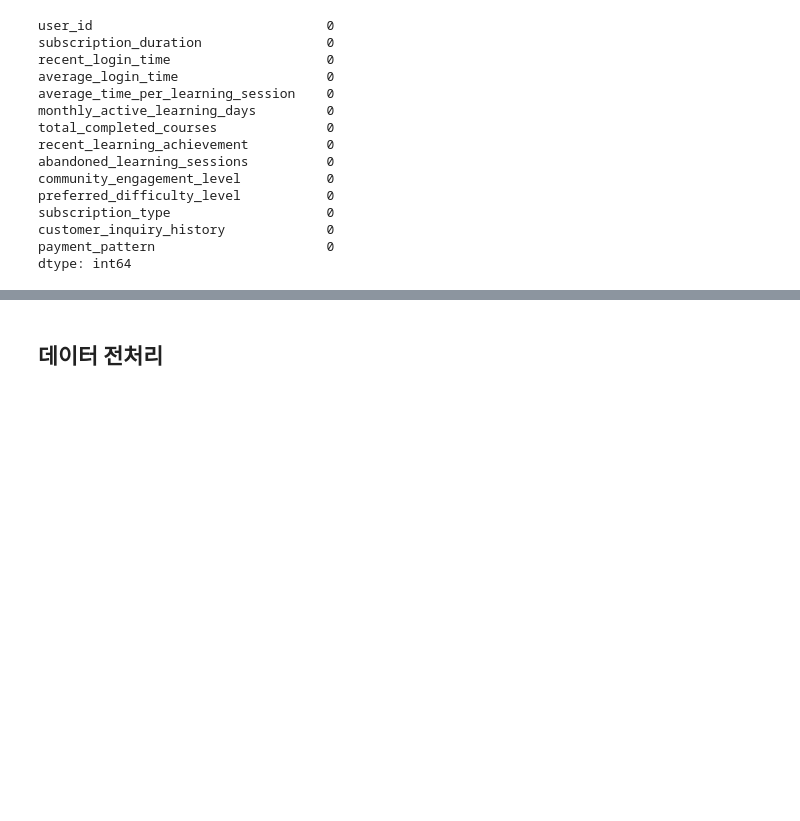
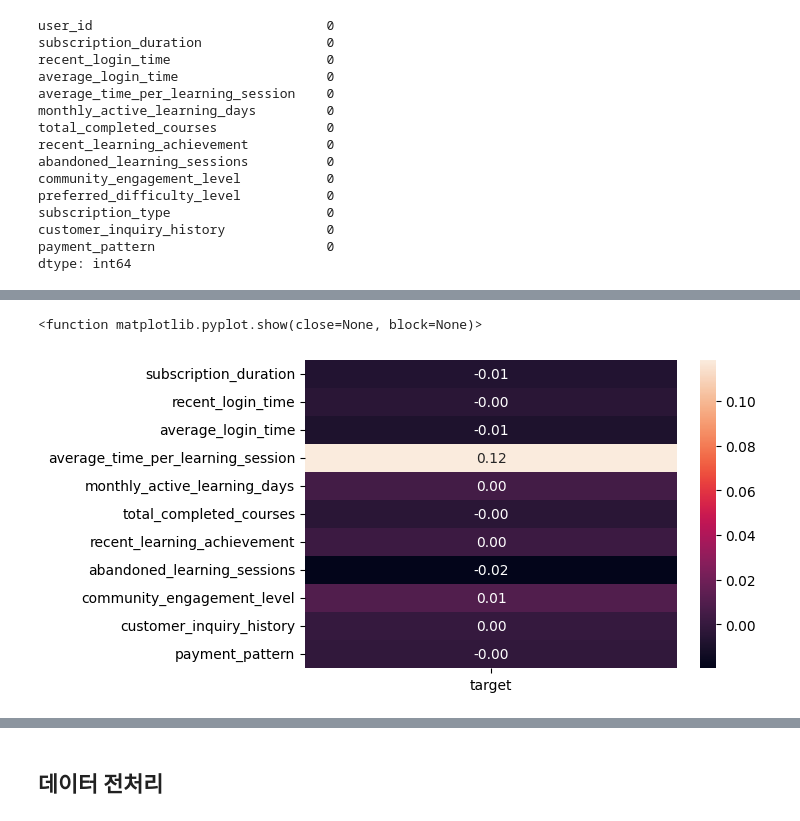
Before and after one commit to sooohyeonkim/learning_user_predict, a Jupyter notebook: learning_user_predict.ipynb, the cells around one changed output, grey strips where cells are left out. Drawn from its saved outputs; the diff is of its cells as text; code cells hidden in the pictures; blank space fills up the shorter version.

```diff
--- a/learning_user_predict.ipynb
+++ b/learning_user_predict.ipynb
@@ -699,0 +731,9 @@ dtype: int64
+# %%
+# 상관계수 2 (target 변수와 상관관계)
+target_corr = train_df.corr()['target'].drop('target')
+plt.figure(figsize=(6,4))
+sns.heatmap(pd.DataFrame(target_corr), annot=True, fmt='.2f')
+plt.show
+# %% [output]
+<function matplotlib.pyplot.show(close=None, block=None)>
+[figure, added]
```
Also changed, not shown: parts of 15 cells of this notebook.
